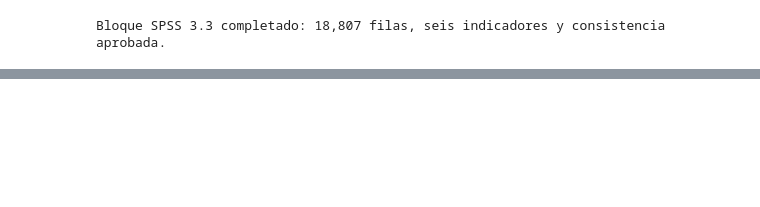
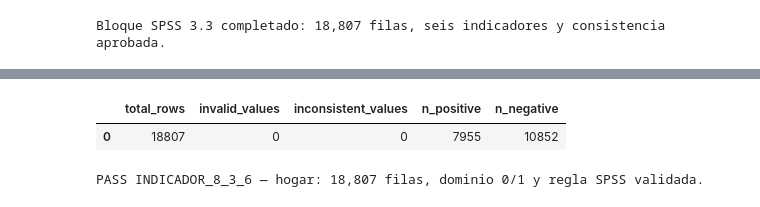
Before and after one commit to ascordero001-cell/enares-2024-crs04-ml, a Jupyter notebook: notebooks/03_limpieza/02_ENARES_2024_STAGE03_03_03_violencia_hogar.ipynb, the cells around one changed output, grey strips where cells are left out. Cells and saved outputs as stored; diff of their text form; code cells hidden in the pictures; blank space fills up the shorter version.

```diff
--- a/notebooks/03_limpieza/02_ENARES_2024_STAGE03_03_03_violencia_hogar.ipynb
+++ b/notebooks/03_limpieza/02_ENARES_2024_STAGE03_03_03_violencia_hogar.ipynb
@@ -1360,0 +1412,61 @@ Bloque SPSS 3.3 completado: 18,807 filas, seis indicadores y consistencia aproba
+# %%
+validation_836 = client.query(f"""
+SELECT
+    COUNT(*) AS total_rows,
+
+    COUNTIF(
+        INDICADOR_8_3_6 IS NULL
+        OR INDICADOR_8_3_6 NOT IN (0, 1)
+    ) AS invalid_values,
+
+    COUNTIF(
+        INDICADOR_8_3_6 !=
+        CASE
+            WHEN VP_HOGAR = 1
+              OR VF_HOGAR = 1
+              OR VF_HOGAR_01 = 1
+              OR VF_HOGAR_03 = 1
+            THEN 1
+            ELSE 0
+        END
+    ) AS inconsistent_values,
+
+    COUNTIF(INDICADOR_8_3_6 = 1) AS n_positive,
+    COUNTIF(INDICADOR_8_3_6 = 0) AS n_negative
+
+FROM `{A}`
+""", location=LOCATION).result().to_dataframe()
+
+display(validation_836)
+
+validation_836.to_csv(
+    LOG_DIR / "stage3_indicador_836_validation.csv",
+    index=False
+)
+
+r = validation_836.iloc[0]
+
+if int(r["total_rows"]) != EXPECTED_ROWS:
+    raise RuntimeError(
+        f"INDICADOR_8_3_6: {int(r['total_rows'])} filas; "
+        f"se esperaban {EXPECTED_ROWS}."
+    )
+
+if int(r["invalid_values"]) != 0:
+    raise RuntimeError(
+        "INDICADOR_8_3_6 contiene valores fuera de 0/1."
+    )
+
+if int(r["inconsistent_values"]) != 0:
+    raise RuntimeError(
+        "INDICADOR_8_3_6 no coincide con la regla SPSS."
+    )
+
+print(
+    "PASS INDICADOR_8_3_6 — hogar: "
+    "18,807 filas, dominio 0/1 y regla SPSS validada."
+)
+# %% [output]
+|  | total_rows | invalid_values | inconsistent_values | n_positive | n_negative |
+| 0 | 18807 | 0 | 0 | 7955 | 10852 |
+PASS INDICADOR_8_3_6 — hogar: 18,807 filas, dominio 0/1 y regla SPSS validada.
```
Also changed, not shown: parts of 8 cells of this notebook, 15 other files.
